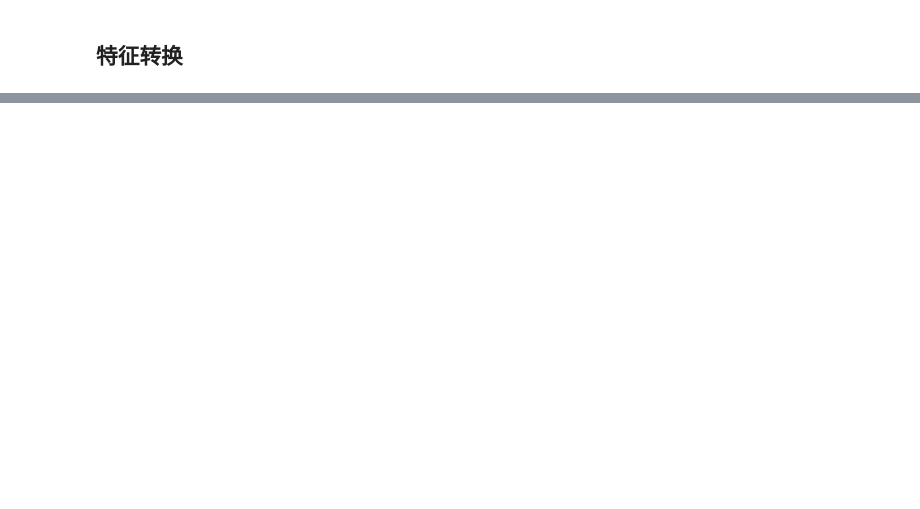
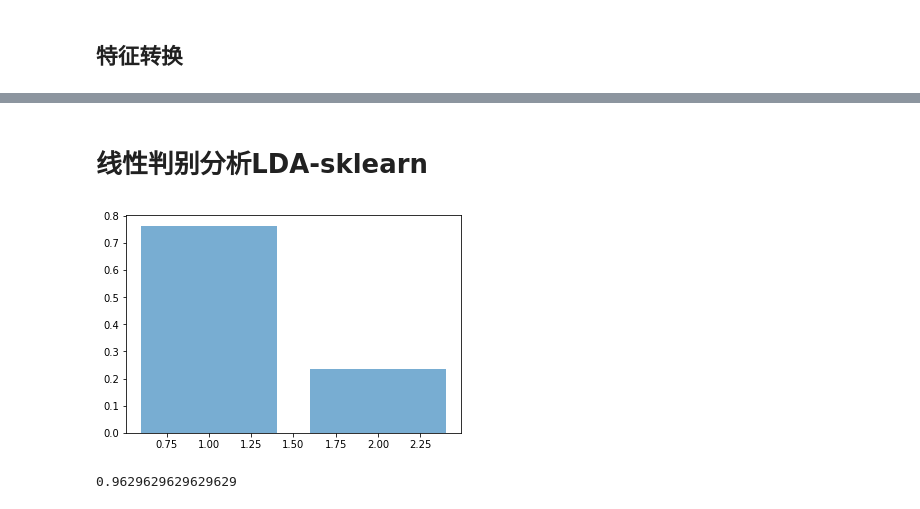
Before and after one commit to fnfly2005/pubilc_work, a Jupyter notebook: learnsklearn/数据预处理及降维压缩数据.ipynb, the cells around one changed output, grey strips where cells are left out. Drawn from its saved outputs; the diff is of its cells as text; code cells hidden in the pictures; blank space fills up the shorter version.

Commit message:
新增LinearDiscriminantAnalysis降维技术-LDA

```diff
--- a/learnsklearn/数据预处理及降维压缩数据.ipynb
+++ b/learnsklearn/数据预处理及降维压缩数据.ipynb
@@ -174,0 +175,20 @@ plt.show()
+# %% [markdown]
+# 线性判别分析LDA-sklearn
+# %%
+from sklearn.discriminant_analysis import LinearDiscriminantAnalysis as LDA
+lda=LDA()
+lda.fit(X_train_std,y_train)
+var_skn=lda.explained_variance_ratio_.tolist()
+
+plt.bar(range(1,len(var_skn)+1),var_skn, alpha=0.6,align='center',
+       label = 'individual explained variance')#柱状图
+plt.show()
+
+X_train_lda = lda.transform(X_train_std)
+X_test_lda = lda.transform(X_test_std)
+lr = LogisticRegression(solver='lbfgs',multi_class='auto')
+lr = lr.fit(X_train_lda,y_train)
+print (lr.score(X_test_lda,y_test))
+# %% [output]
+[figure, added]
+0.9629629629629629
```
Also changed, not shown: parts of 8 cells of this notebook.
